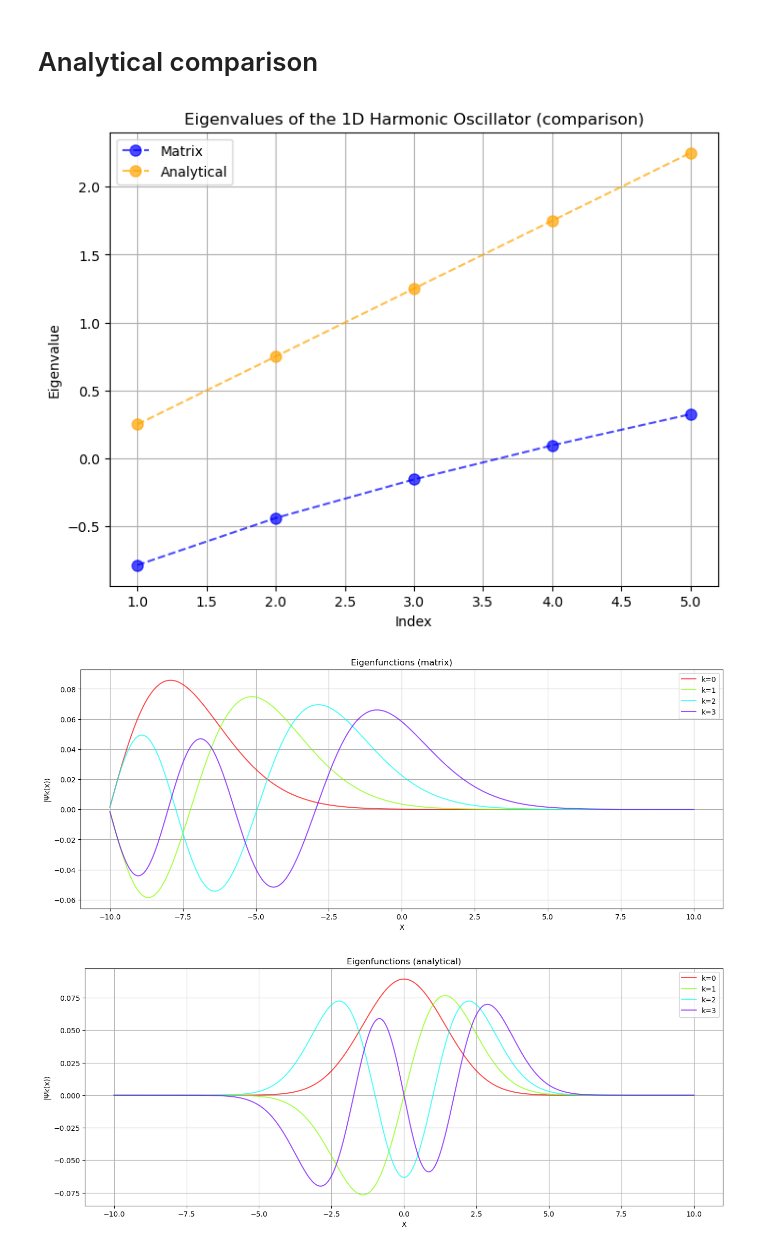
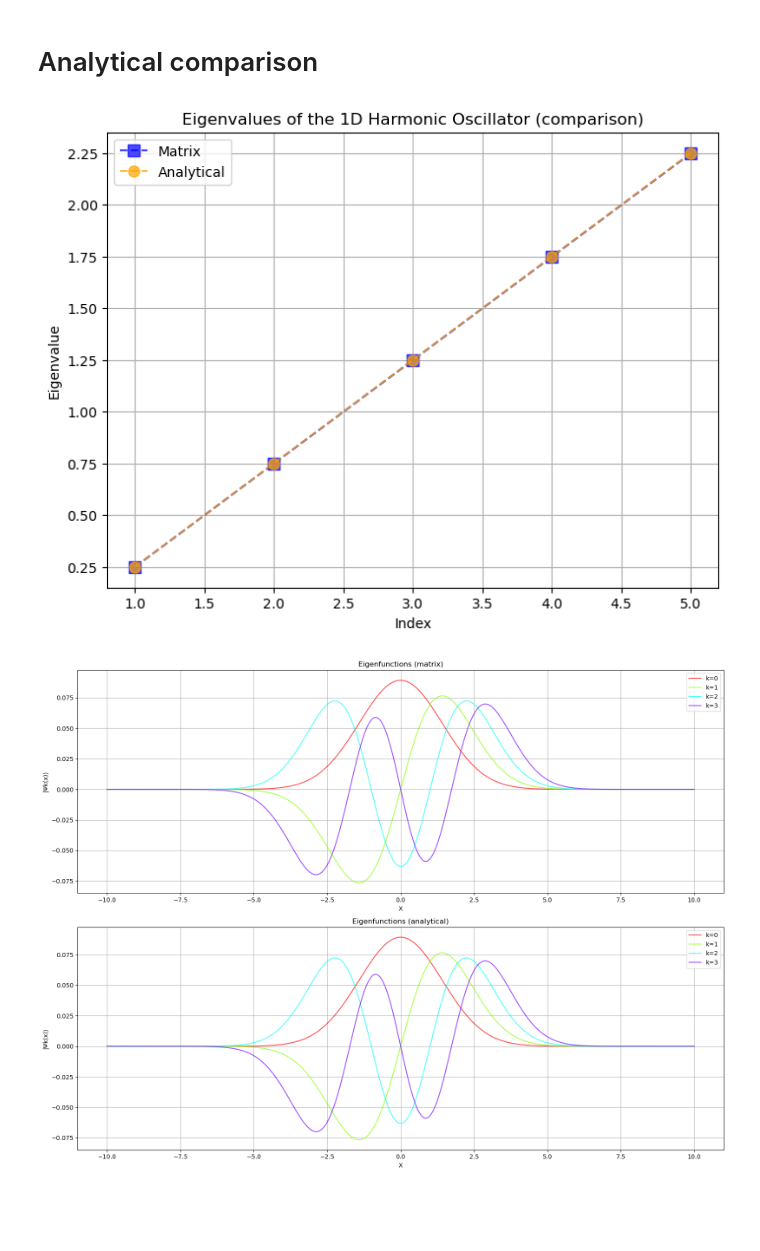
Before and after one commit to pietromalagoli/QIC, a Jupyter notebook: hw/hw4/cat.ipynb, the cells around one changed output. Saved outputs shown, nothing was run; the diff lists cells and outputs as text; code cells hidden in the pictures; blank space fills up the shorter version.

```diff
--- a/hw/hw4/cat.ipynb
+++ b/hw/hw4/cat.ipynb
@@ -339,38 +361,37 @@ def plot_comparison(eigvals_m, eigvecs_m, eigval_a, eigfuns_a, a, b, N):
 # Define the interval [a,b] and the space discretization Deltax = (b - a) / N
 a = -10
 b = 10
 N = 1000
 omega = 0.5
 k_max = 5           # number of eigenvalues and eigenvetors to be computed
 
 
 K = kinetic(a,b,N)
 V = potential(a,b,N,omega)
-eigvals_m, eigvecs_m = E_psi(K,V,k_max)
+eigvals_m, eigvecs_m = E_psi(K,V,k_max, diag_opt=True)
 
-test_print = False
-if test_print:
+test_print_m = False
+if test_print_m:
     print(K)
     print(V)
     print(eigvals_m)
     print(eigvecs_m)
     print(eigvecs_m[:,0])
     print(eigvecs_m.shape[1])
 
 eigval_a = eigvals_a(omega, k_max)
 eigfuns_a = eigenfs_a(omega, a, b, N, k_max)
 
-test_print = False
-if test_print:
+test_print_a = False
+if test_print_a:
     print(eigval_a)
     print(eigfuns_a)
     print(eigfuns_a[:,0])
     print(eigfuns_a.shape[1])
 
 
 #plot_eig(eigfuns, eigvals, a, b, N, 'Analytical')
 plot_comparison(eigvals_m, eigvecs_m, eigval_a, eigfuns_a, a, b, N)
 # %% [output]
-[figure, old version]
+[figure, new version]
-[figure, old version]
+[figure, new version]
-[figure, removed]
```
Also changed, not shown: parts of 3 cells of this notebook, 1 other file.
